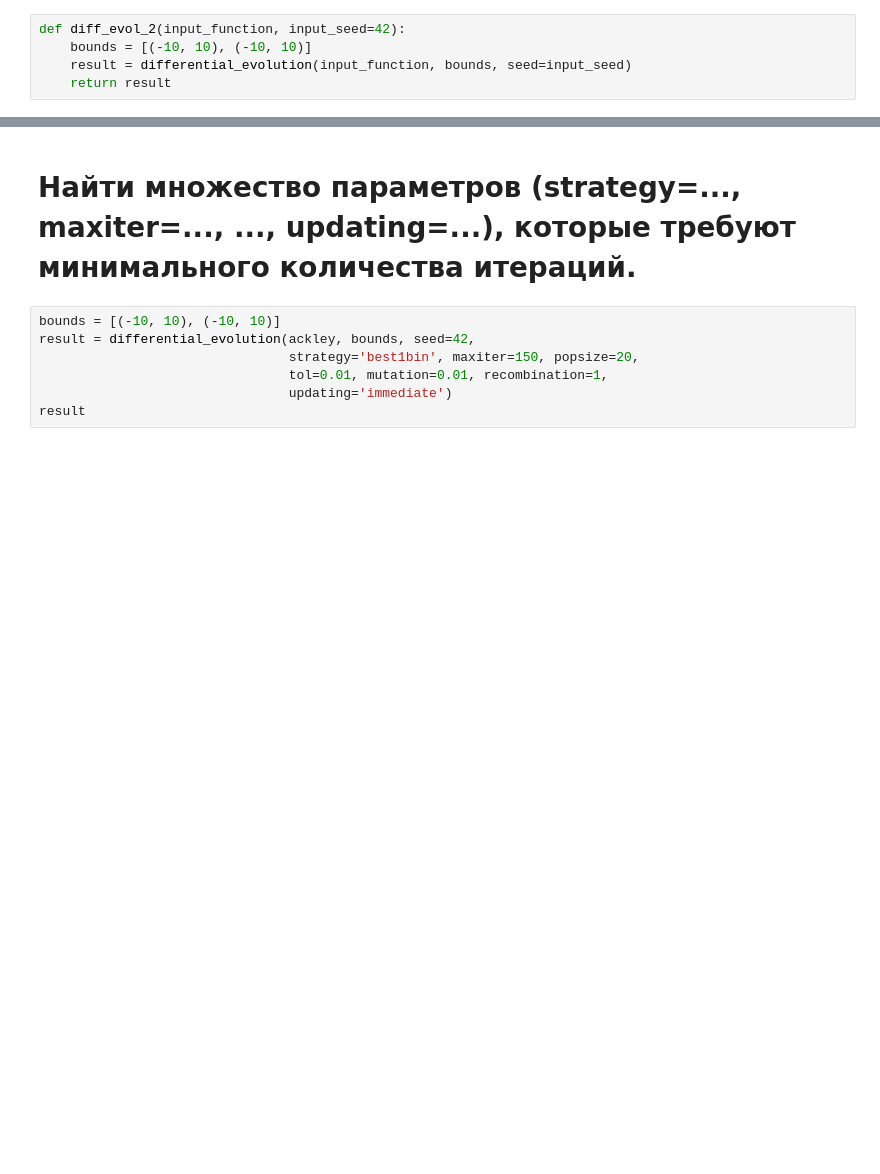
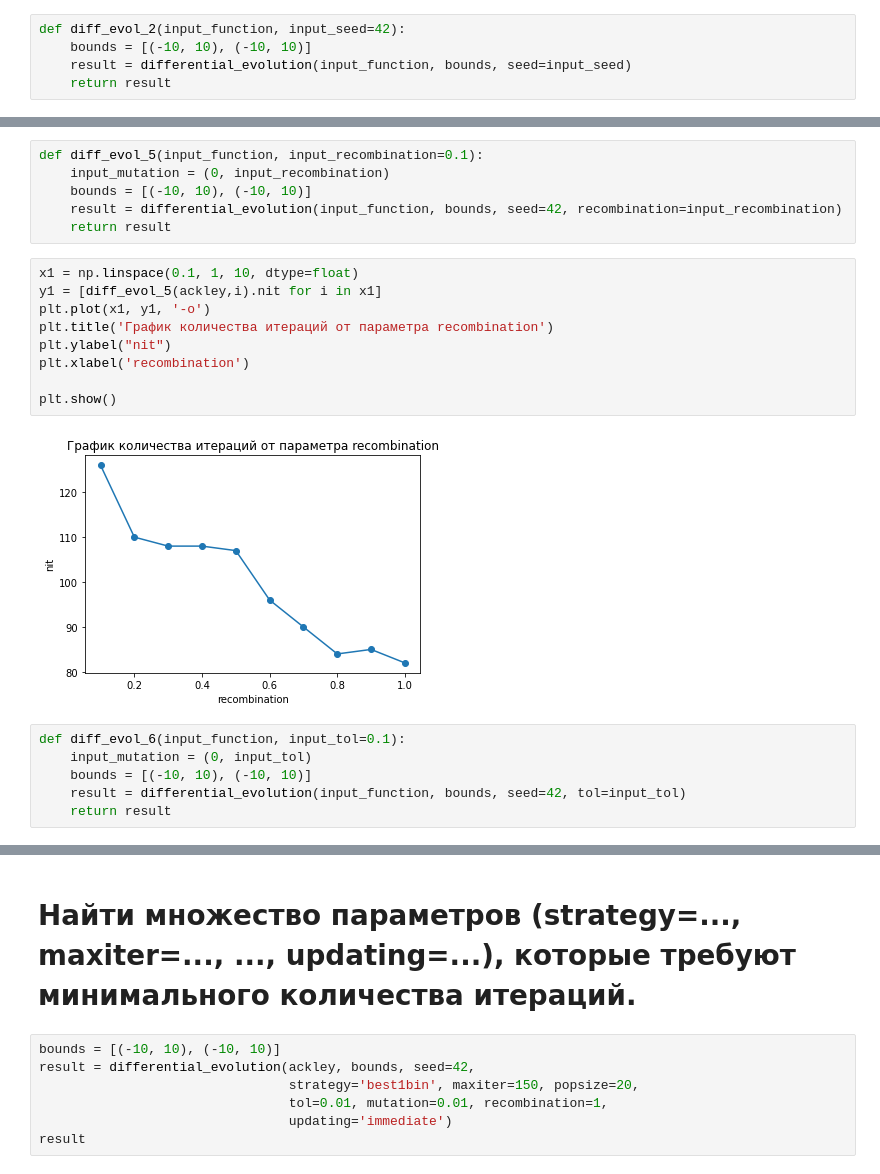
Before and after one commit to HeliosBI/MDSHW6, a Jupyter notebook: homework-6.ipynb, the cells around one changed output, grey strips where cells are left out. Saved outputs shown, nothing was run; the diff lists cells and outputs as text; blank space fills up the shorter version.

```diff
--- a/homework-6.ipynb
+++ b/homework-6.ipynb
@@ -92,0 +126,23 @@ plt.show()
+# %%
+def diff_evol_5(input_function, input_recombination=0.1):
+    input_mutation = (0, input_recombination)
+    bounds = [(-10, 10), (-10, 10)]
+    result = differential_evolution(input_function, bounds, seed=42, recombination=input_recombination)
+    return result
+# %%
+x1 = np.linspace(0.1, 1, 10, dtype=float)
+y1 = [diff_evol_5(ackley,i).nit for i in x1]
+plt.plot(x1, y1, '-o')
+plt.title('График количества итераций от параметра recombination')
+plt.ylabel("nit")
+plt.xlabel('recombination')
+
+plt.show()
+# %% [output]
+[figure, added]
+# %%
+def diff_evol_6(input_function, input_tol=0.1):
+    input_mutation = (0, input_tol)
+    bounds = [(-10, 10), (-10, 10)]
+    result = differential_evolution(input_function, bounds, seed=42, tol=input_tol)
+    return result
```
Also changed, not shown: parts of 13 cells of this notebook.
